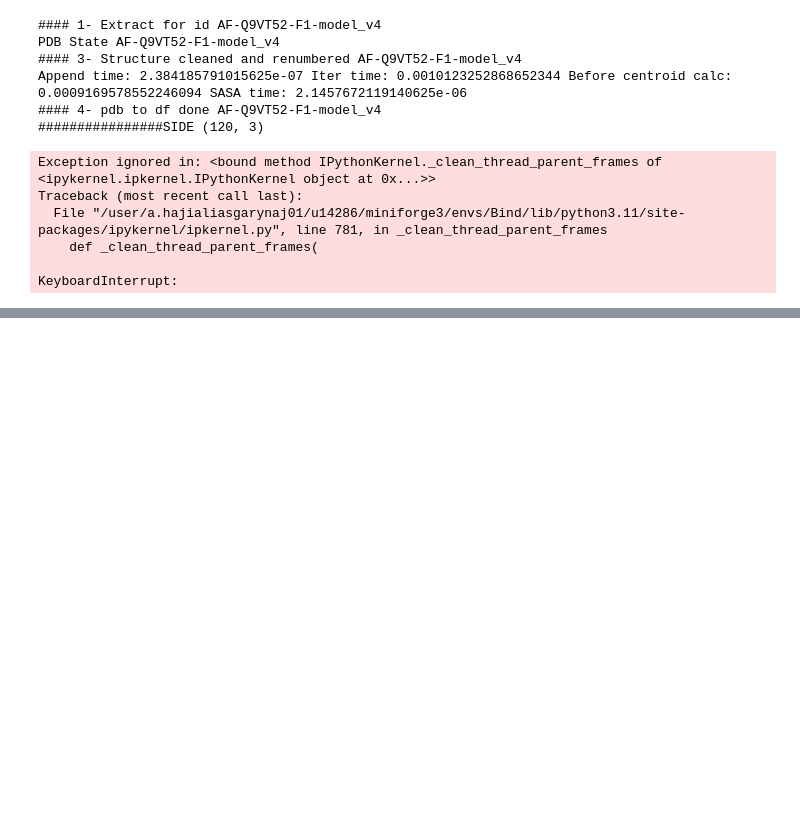
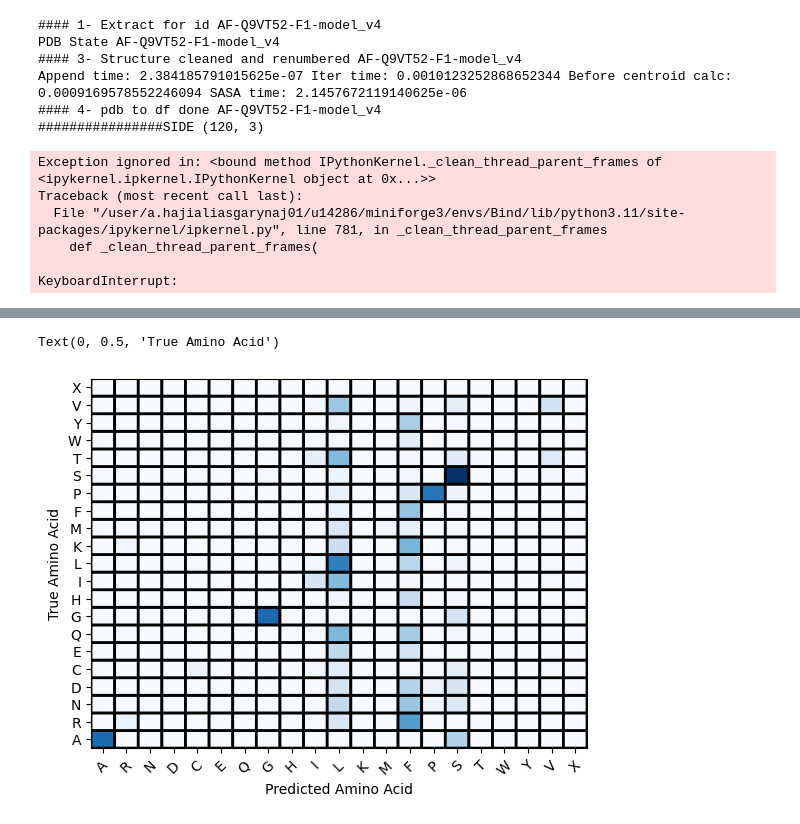
Before and after one commit to AmirAsgary/Bind, a Jupyter notebook: test.ipynb, the cells around one changed output, grey strips where cells are left out. Saved outputs shown, nothing was run; the diff lists cells and outputs as text; code cells hidden in the pictures; blank space fills up the shorter version.

Commit message:
model analysis and training added

```diff
--- a/test.ipynb
+++ b/test.ipynb
@@ -69,0 +215,34 @@ train_ds = tfmanager.read_dataset()
+# %%
+import tensorflow as tf
+import keras
+from src.utils import TFRecordManager
+from src.model import RandomMasking, Sampling, create_model_vae_plddt
+import matplotlib.pyplot as plt
+
+tfrecord_path = 'data/large/alphafold_db/tfrecords/repId_sim_to_2_first100.tfrecord'
+tfmanager = TFRecordManager(tfrecord_path=tfrecord_path, feature_dim=301, plddt=True, batch_size=1024)
+train_ds = tfmanager.read_dataset()
+remove_indices = [24, 25, 34, 35, 77, 78, 87, 88, 130, 131, 140, 141,
+                  183, 184, 193, 194, 236, 237, 246, 247]
+remove_set = set(remove_indices)
+dim = 301
+keep_indices = [i for i in range(dim) if i not in remove_set]
+keep_indices_tf = tf.constant(keep_indices, dtype=tf.int32)
+# load models
+model = keras.models.load_model('checkpoints/2/best_model_epoch.keras')
+y_preds, plddt_preds, seq_preds = [], [], []
+y_trues, plddt_trues, seq_trues = [], [], []
+for i in tfmanager.read_dataset():
+    x, seq, ids, plddt = i
+    x = tf.gather(x, keep_indices_tf, axis=1)
+    x = tf.cast(x, tf.float32)
+    seq = tf.cast(seq, tf.int32)
+    plddt = tf.cast(plddt, tf.float32)
+    seq = tf.one_hot(tf.squeeze(seq, axis=-1), depth=21, dtype=tf.float32)
+    y_pred, plddt_pred, seq_pred = model.predict(x)
+    y_preds.append(y_pred)
+    plddt_preds.append(plddt_pred)
+    seq_preds.append(seq_pred)
+    y_trues.append(x)
+    plddt_trues.append(plddt)
+    seq_trues.append(seq)
@@ -69,0 +426,9 @@ train_ds = tfmanager.read_dataset()
+# %%
+plt.heatmap = plt.pcolor(conf_matrix, cmap='Blues', edgecolors='k', linewidths=2)
+plt.xticks(np.arange(21) + 0.5, aa_order, rotation=45)
+plt.yticks(np.arange(21) + 0.5, aa_order)
+plt.xlabel("Predicted Amino Acid")
+plt.ylabel("True Amino Acid")
+# %% [output]
+Text(0, 0.5, 'True Amino Acid')
+[figure, added]
```
Also changed, not shown: parts of 36 cells of this notebook, 46 other files.
